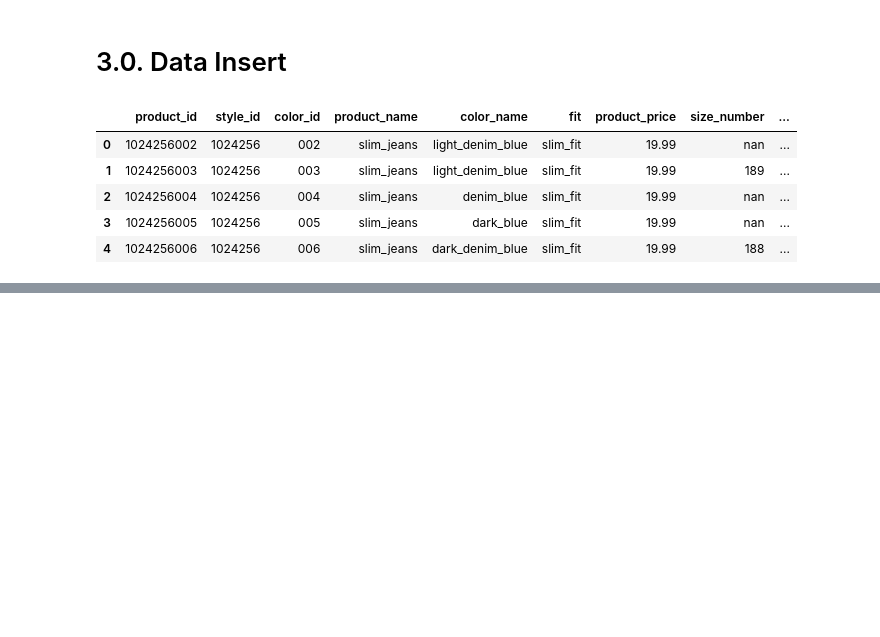
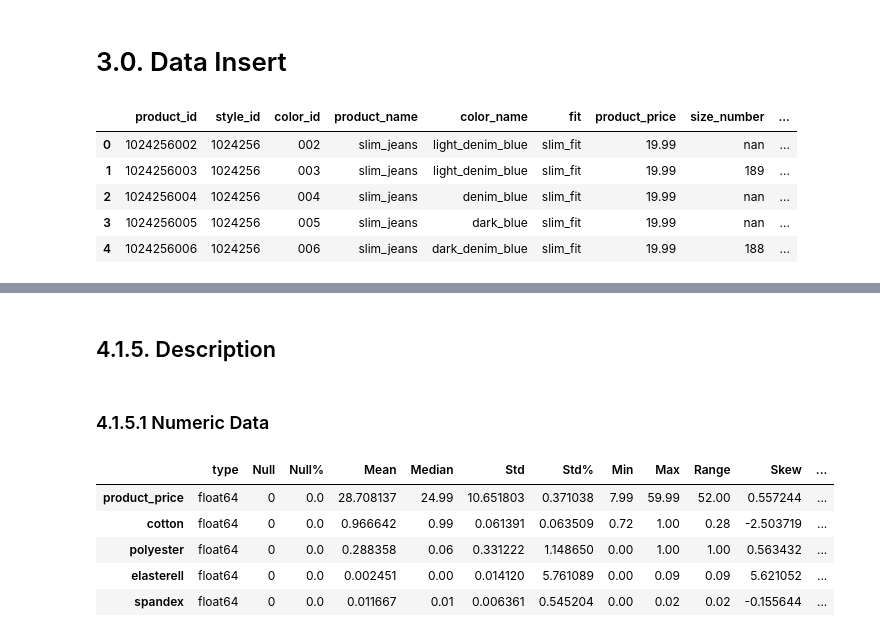
Before and after one commit to marcosvliras/H-M, a Jupyter notebook: HM_WB_FINAL.ipynb, the cells around one changed output, grey strips where cells are left out. Saved outputs shown, nothing was run; the diff lists cells and outputs as text; code cells hidden in the pictures; blank space fills up the shorter version.

```diff
--- a/HM_WB_FINAL.ipynb
+++ b/HM_WB_FINAL.ipynb
@@ -408,0 +450,2 @@ pd.read_sql_query( query, conn ).head()
+# %% [markdown]
+## 4.1.5. Description
@@ -408,0 +455,30 @@ pd.read_sql_query( query, conn ).head()
+# %% [markdown]
+### 4.1.5.1 Numeric Data
+# %%
+def numeric_statistics( df ):
+
+    dic = {
+        "type": df.dtypes.values,
+        "Null": df.shape[0] - df.count().values,
+        "Null%": 100 * (df.shape[0] - df.count().values)/df.shape[0],
+        "Mean": df.mean(),
+        "Median": df.median(),
+        "Std": df.std(),
+        "Std%": df.std() / df.mean(),
+        "Min": df.min(),
+        "Max": df.max(),
+        "Range": df.max() - df.min(),
+        "Skew": df.skew(),
+        "Kurtosis": df.kurtosis()
+    }
+
+    return pd.DataFrame( dic, index=df.columns )
+# %%
+numeric_statistics( num_attributes )
+# %% [output]
+|  | type | Null | Null% | Mean | Median | Std | Std% | Min | Max | Range | Skew | ... |
+| product_price | float64 | 0 | 0.0 | 28.708137 | 24.99 | 10.651803 | 0.371038 | 7.99 | 59.99 | 52.00 | 0.557244 | ... |
+| cotton | float64 | 0 | 0.0 | 0.966642 | 0.99 | 0.061391 | 0.063509 | 0.72 | 1.00 | 0.28 | -2.503719 | ... |
+| polyester | float64 | 0 | 0.0 | 0.288358 | 0.06 | 0.331222 | 1.148650 | 0.00 | 1.00 | 1.00 | 0.563432 | ... |
+| elasterell | float64 | 0 | 0.0 | 0.002451 | 0.00 | 0.014120 | 5.761089 | 0.00 | 0.09 | 0.09 | 5.621052 | ... |
+| spandex | float64 | 0 | 0.0 | 0.011667 | 0.01 | 0.006361 | 0.545204 | 0.00 | 0.02 | 0.02 | -0.155644 | ... |
```
Also changed, not shown: parts of 30 cells of this notebook, 1 other file.
